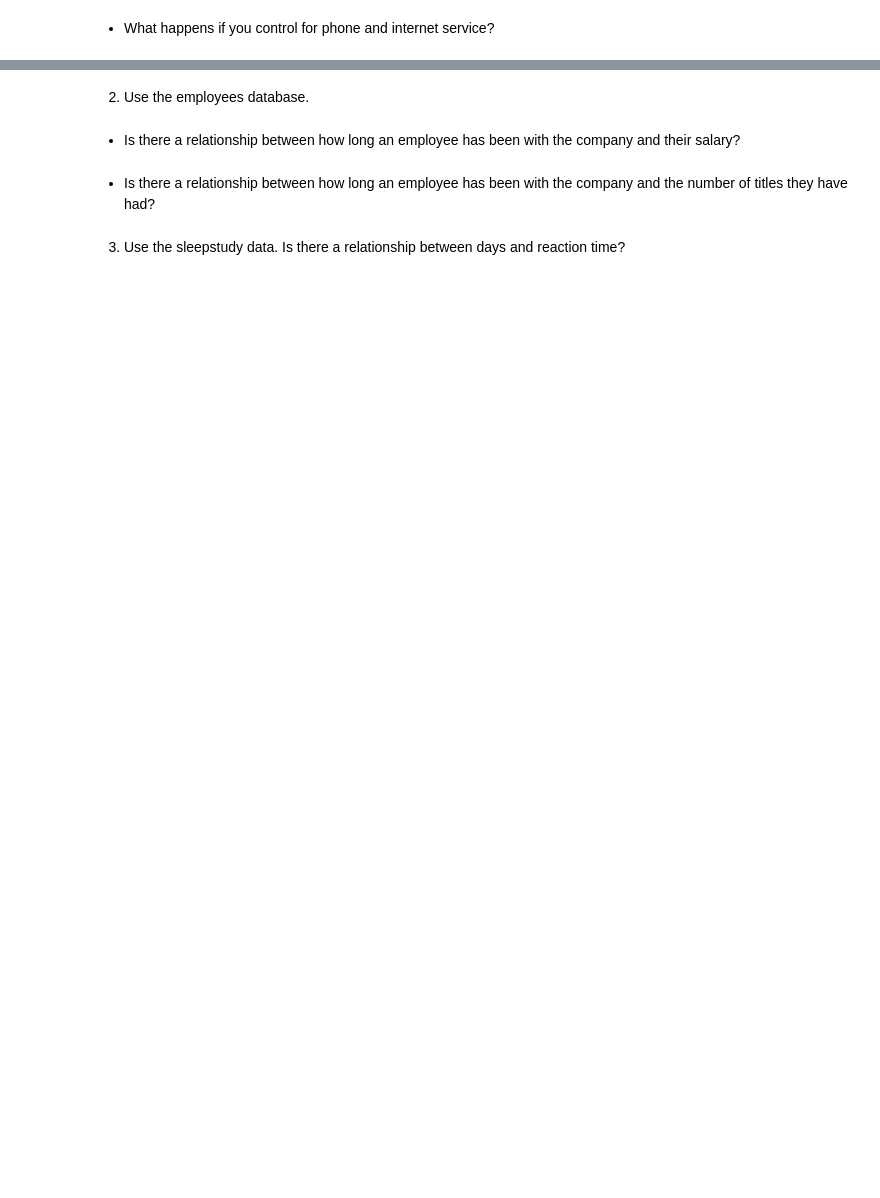
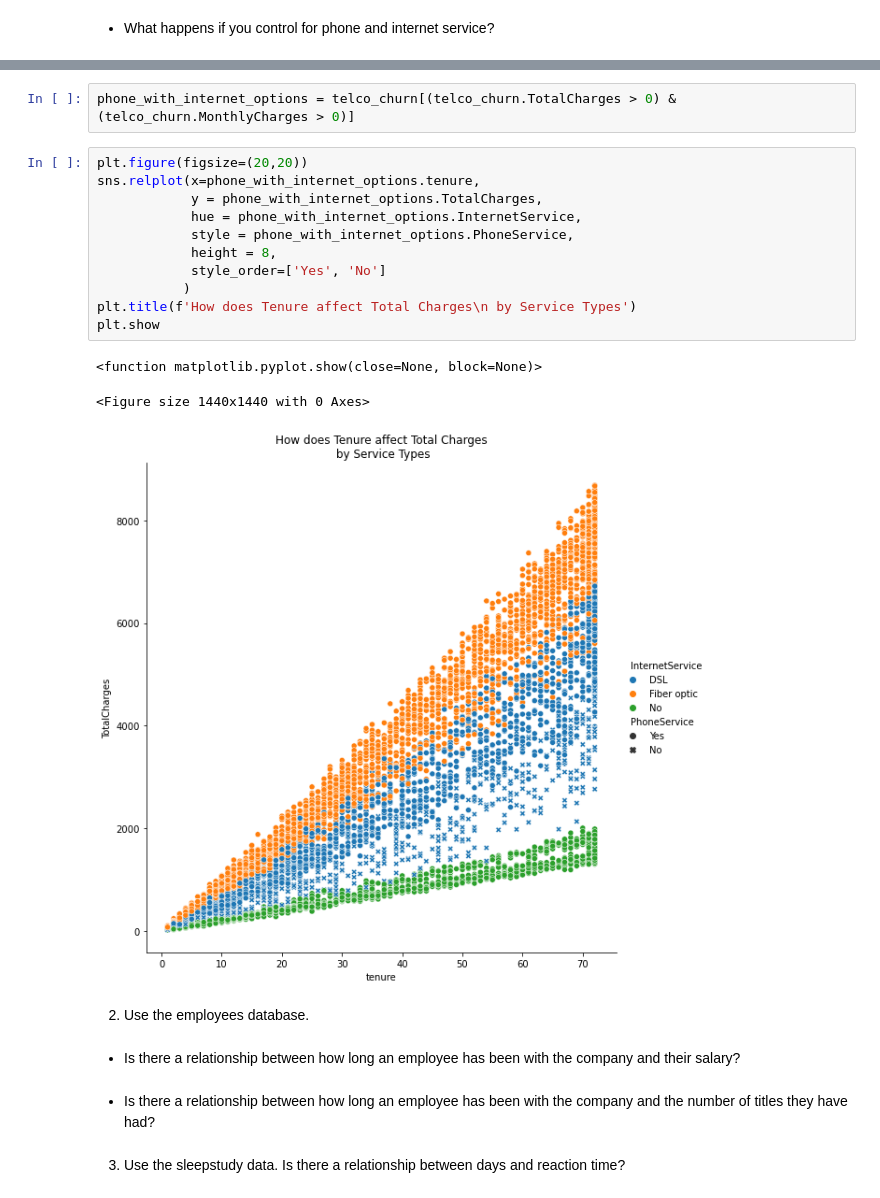
Before and after one commit to David-Howell/statistics-exercises, a Jupyter notebook: hypothesis_testing.ipynb, the cells around one changed output, grey strips where cells are left out. Cells and saved outputs as stored; diff of their text form; blank space fills up the shorter version.

```diff
--- a/hypothesis_testing.ipynb
+++ b/hypothesis_testing.ipynb
@@ -309,3 +540,20 @@ Continue working in your `hypothesis_testing` notebook.
+# %%
+phone_with_internet_options = telco_churn[(telco_churn.TotalCharges > 0) & (telco_churn.MonthlyCharges > 0)]
+# %%
+plt.figure(figsize=(20,20))
+sns.relplot(x=phone_with_internet_options.tenure,
+            y = phone_with_internet_options.TotalCharges,
+            hue = phone_with_internet_options.InternetService,
+            style = phone_with_internet_options.PhoneService,
+            height = 8,
+            style_order=['Yes', 'No']
+           )
+plt.title(f'How does Tenure affect Total Charges\n by Service Types')
+plt.show
+# %% [output]
+<function matplotlib.pyplot.show(close=None, block=None)>
+<Figure size 1440x1440 with 0 Axes>
+[figure, added]
 # %% [markdown]
 2. Use the employees database.
 # %% [markdown]
```
Also changed, not shown: parts of 26 cells of this notebook.
